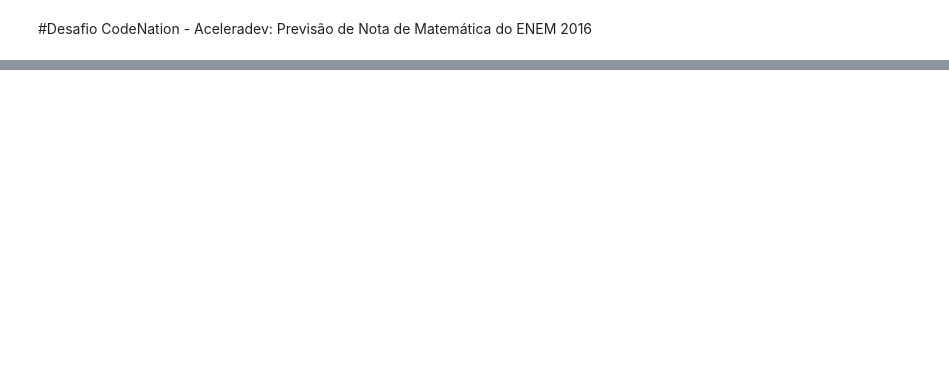
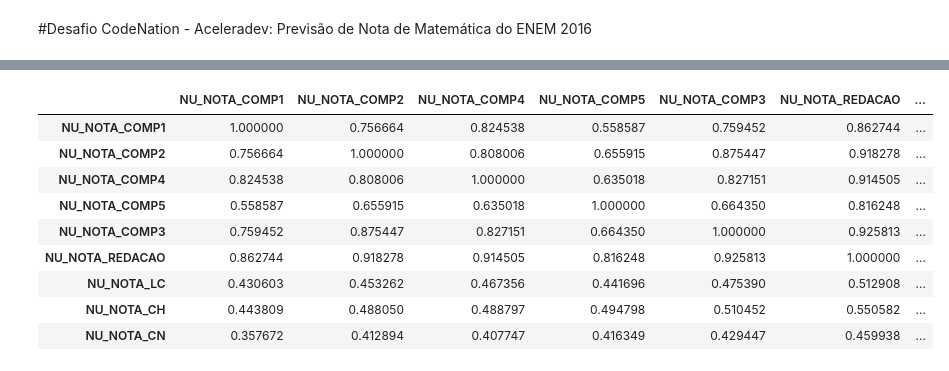
Before and after one commit to EderBraz/Codenation_Enem_2016, a Jupyter notebook: Enem_2016.ipynb, the cells around one changed output, grey strips where cells are left out. Cells and saved outputs as stored; diff of their text form; code cells hidden in the pictures; blank space fills up the shorter version.

```diff
--- a/Enem_2016.ipynb
+++ b/Enem_2016.ipynb
@@ -17,0 +84,24 @@ import xgboost as xgb
+# %%
+features = [
+    'NU_NOTA_COMP1',
+    'NU_NOTA_COMP2',
+    'NU_NOTA_COMP4',
+    'NU_NOTA_COMP5',
+    'NU_NOTA_COMP3',
+    'NU_NOTA_REDACAO',
+    'NU_NOTA_LC',
+    'NU_NOTA_CH',
+    'NU_NOTA_CN'
+]
+df_train[features].corr()
+# %% [output]
+|  | NU_NOTA_COMP1 | NU_NOTA_COMP2 | NU_NOTA_COMP4 | NU_NOTA_COMP5 | NU_NOTA_COMP3 | NU_NOTA_REDACAO | ... |
+| NU_NOTA_COMP1 | 1.000000 | 0.756664 | 0.824538 | 0.558587 | 0.759452 | 0.862744 | ... |
+| NU_NOTA_COMP2 | 0.756664 | 1.000000 | 0.808006 | 0.655915 | 0.875447 | 0.918278 | ... |
+| NU_NOTA_COMP4 | 0.824538 | 0.808006 | 1.000000 | 0.635018 | 0.827151 | 0.914505 | ... |
+| NU_NOTA_COMP5 | 0.558587 | 0.655915 | 0.635018 | 1.000000 | 0.664350 | 0.816248 | ... |
+| NU_NOTA_COMP3 | 0.759452 | 0.875447 | 0.827151 | 0.664350 | 1.000000 | 0.925813 | ... |
+| NU_NOTA_REDACAO | 0.862744 | 0.918278 | 0.914505 | 0.816248 | 0.925813 | 1.000000 | ... |
+| NU_NOTA_LC | 0.430603 | 0.453262 | 0.467356 | 0.441696 | 0.475390 | 0.512908 | ... |
+| NU_NOTA_CH | 0.443809 | 0.488050 | 0.488797 | 0.494798 | 0.510452 | 0.550582 | ... |
+| NU_NOTA_CN | 0.357672 | 0.412894 | 0.407747 | 0.416349 | 0.429447 | 0.459938 | ... |
```
Also changed, not shown: parts of 38 cells of this notebook.
